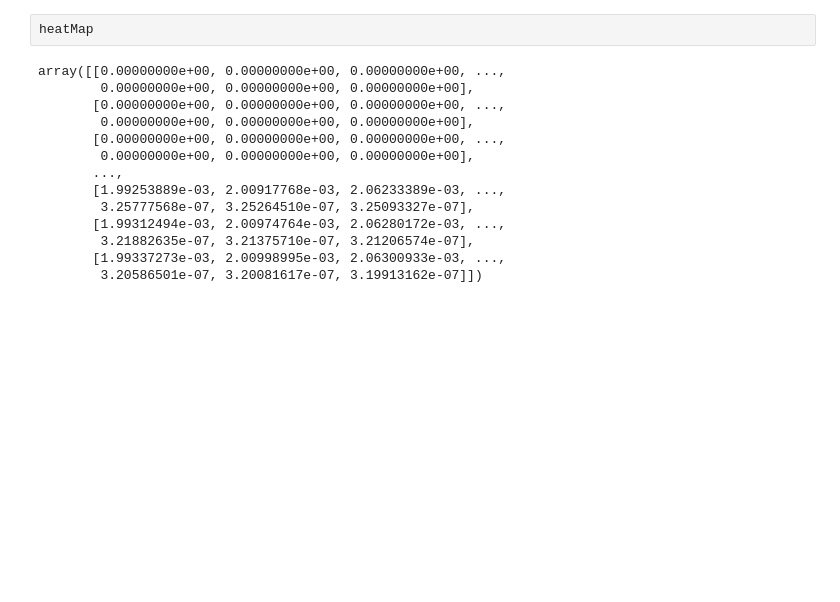
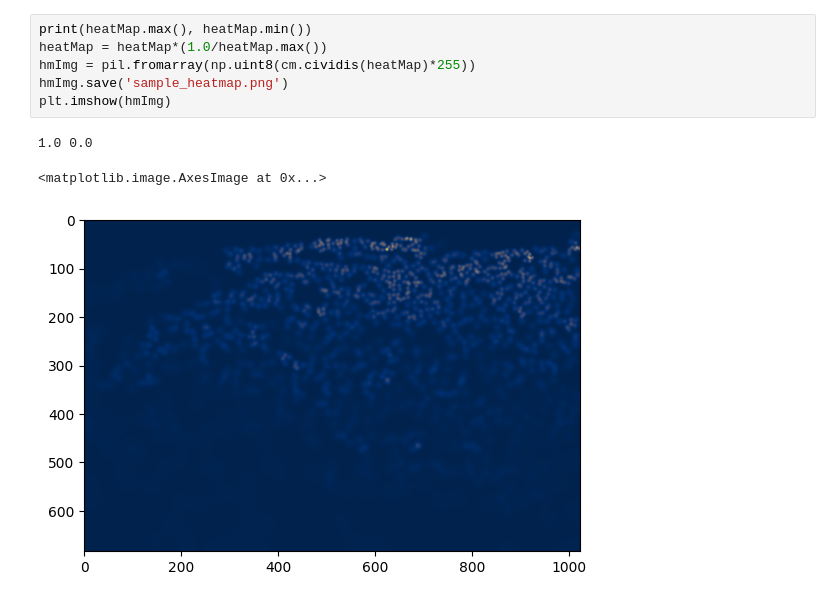
Before and after one commit to AADietrich/Crowd-Counting, a Jupyter notebook: loading_shanghaitech.ipynb, the cells around one changed output. Saved outputs shown, nothing was run; the diff lists cells and outputs as text; blank space fills up the shorter version.

```diff
--- a/loading_shanghaitech.ipynb
+++ b/loading_shanghaitech.ipynb
@@ -109,16 +110,10 @@ plt.imshow(heatMap)
-# %%
-heatMap
-# %% [output]
-array([[0.00000000e+00, 0.00000000e+00, 0.00000000e+00, ...,
-        0.00000000e+00, 0.00000000e+00, 0.00000000e+00],
-       [0.00000000e+00, 0.00000000e+00, 0.00000000e+00, ...,
-        0.00000000e+00, 0.00000000e+00, 0.00000000e+00],
-       [0.00000000e+00, 0.00000000e+00, 0.00000000e+00, ...,
-        0.00000000e+00, 0.00000000e+00, 0.00000000e+00],
-       ...,
-       [1.99253889e-03, 2.00917768e-03, 2.06233389e-03, ...,
-        3.25777568e-07, 3.25264510e-07, 3.25093327e-07],
-       [1.99312494e-03, 2.00974764e-03, 2.06280172e-03, ...,
-        3.21882635e-07, 3.21375710e-07, 3.21206574e-07],
-       [1.99337273e-03, 2.00998995e-03, 2.06300933e-03, ...,
-        3.20586501e-07, 3.20081617e-07, 3.19913162e-07]])
+# %%
+print(heatMap.max(), heatMap.min())
+heatMap = heatMap*(1.0/heatMap.max())
+hmImg = pil.fromarray(np.uint8(cm.cividis(heatMap)*255))
+hmImg.save('sample_heatmap.png')
+plt.imshow(hmImg)
+# %% [output]
+1.0 0.0
+<matplotlib.image.AxesImage at 0x...>
+[figure, added]
```
Also changed, not shown: parts of 8 cells of this notebook, 1 other file.
